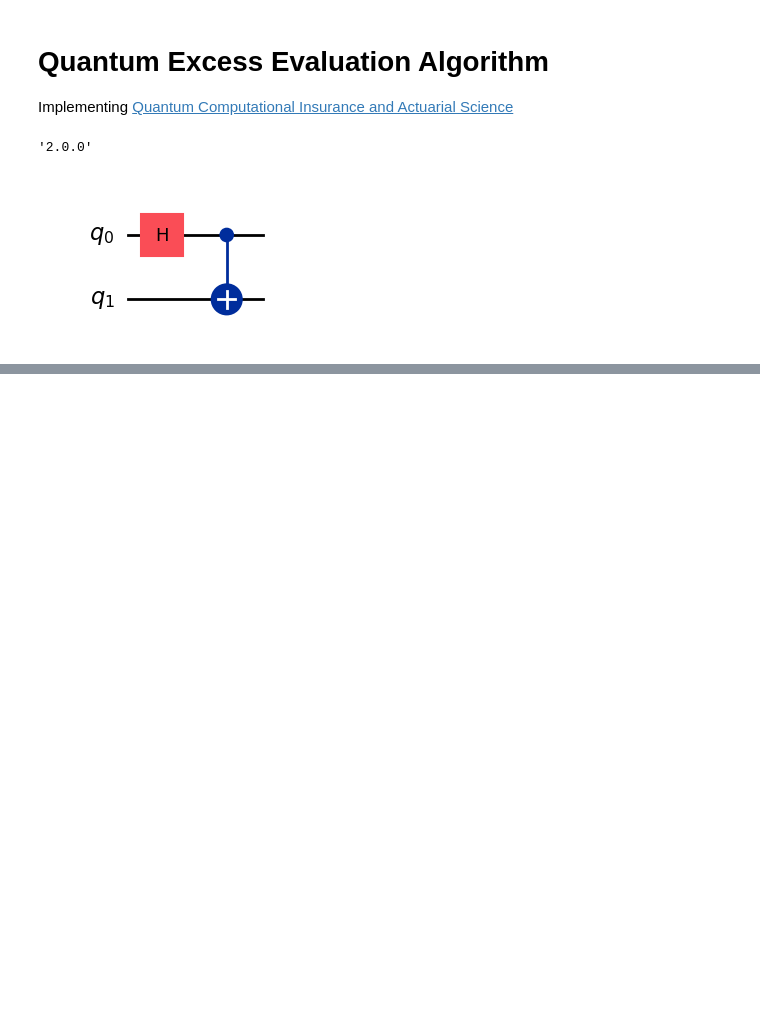
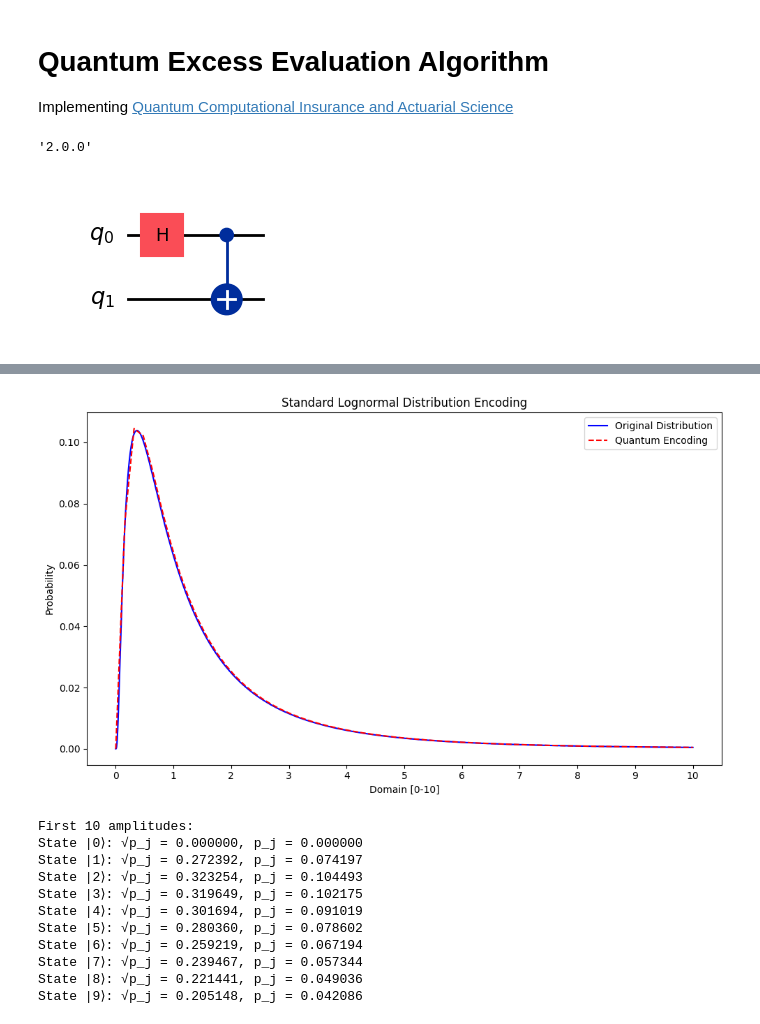
Before and after one commit to AlexFiliakov/knowledge-pricing, a Jupyter notebook: 4.b. Quantum Excess Evaluation Algorithm.ipynb, the cells around one changed output, grey strips where cells are left out. Saved outputs shown, nothing was run; the diff lists cells and outputs as text; code cells hidden in the pictures; blank space fills up the shorter version.

```diff
--- a/4.b. Quantum Excess Evaluation Algorithm.ipynb
+++ b/4.b. Quantum Excess Evaluation Algorithm.ipynb
@@ -67,0 +122,38 @@ plt.show()
+# %%
+# Validate our state preparation by measuring
+backend = Aer.get_backend('statevector_simulator')
+statevector = backend.run(qc).result().get_statevector()
+
+# Calculate the resulting probabilities
+measured_probs = np.abs(statevector)**2
+
+# Plot the original distribution vs quantum encoded distribution
+plt.figure(figsize=(10, 6))
+plt.plot(full_x_vals, full_probabilities, 'b-', label='Original Distribution')
+plt.plot(x_vals, measured_probs, 'r--', label='Quantum Encoding')
+plt.xlabel('Domain [0-10]')
+plt.ylabel('Probability')
+plt.xticks(np.arange(domain_min, domain_max + 1, 1))
+plt.title('Standard Lognormal Distribution Encoding')
+plt.legend()
+plt.tight_layout()
+plt.show()
+
+# Display the first few amplitudes
+print("First 10 amplitudes:")
+for i in range(10):
+    print(
+        f"State |{i}⟩: √p_j = {amplitudes[i]:.6f}, p_j = {probabilities[i]:.6f}")
+# %% [output]
+[figure, added]
+First 10 amplitudes:
+State |0⟩: √p_j = 0.000000, p_j = 0.000000
+State |1⟩: √p_j = 0.272392, p_j = 0.074197
+State |2⟩: √p_j = 0.323254, p_j = 0.104493
+State |3⟩: √p_j = 0.319649, p_j = 0.102175
+State |4⟩: √p_j = 0.301694, p_j = 0.091019
+State |5⟩: √p_j = 0.280360, p_j = 0.078602
+State |6⟩: √p_j = 0.259219, p_j = 0.067194
+State |7⟩: √p_j = 0.239467, p_j = 0.057344
+State |8⟩: √p_j = 0.221441, p_j = 0.049036
+State |9⟩: √p_j = 0.205148, p_j = 0.042086
```
Also changed, not shown: parts of 4 cells of this notebook.
